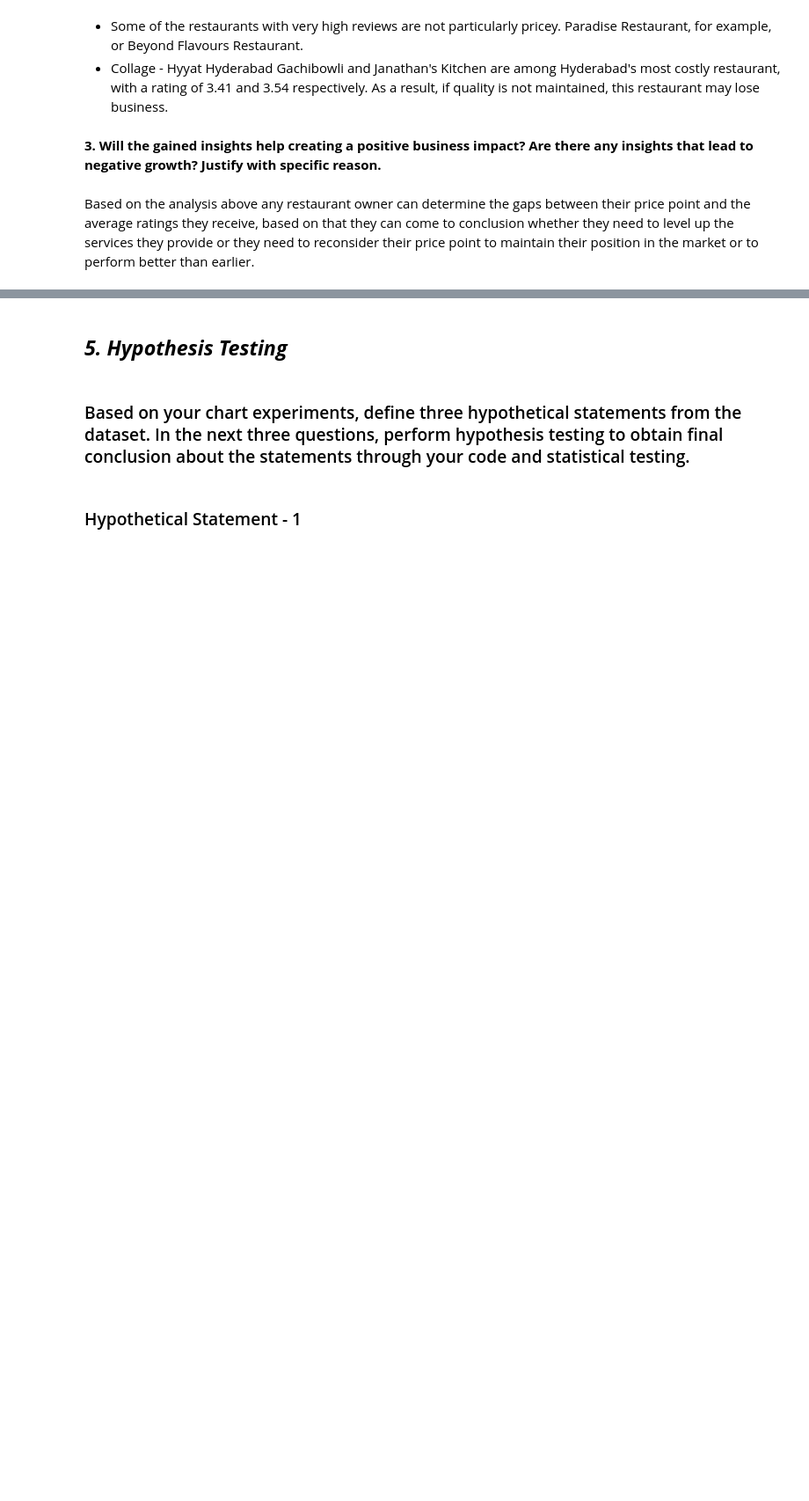
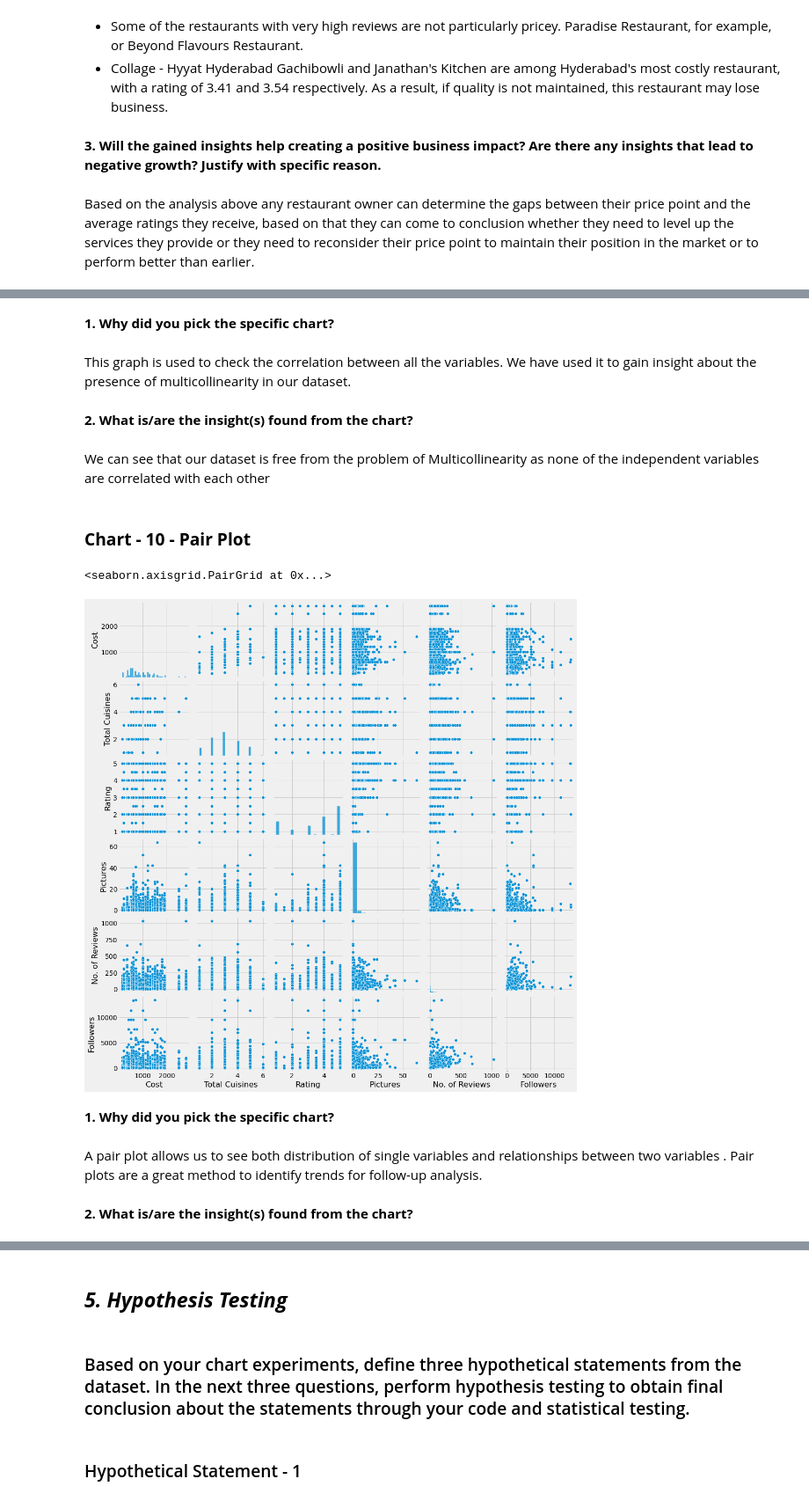
Before and after one commit to kumarabhinavthakur274/Zomato-Restaurant-Clustering-And-Sentiment-Analysis, a Jupyter notebook: Kumar_Abhinav_Zomato_Restaurant_Clustering_And_Sentiment_Analysis.ipynb, the cells around one changed output, grey strips where cells are left out. Shown at 88% size. Saved outputs shown, nothing was run; the diff lists cells and outputs as text; code cells hidden in the pictures; blank space fills up the shorter version.

```diff
--- a/Kumar_Abhinav_Zomato_Restaurant_Clustering_And_Sentiment_Analysis.ipynb
+++ b/Kumar_Abhinav_Zomato_Restaurant_Clustering_And_Sentiment_Analysis.ipynb
@@ -995,0 +898,22 @@ Answer Here
+# %% [markdown]
+**1. Why did you pick the specific chart?**
+# %% [markdown]
+This graph is used to check the correlation between all the variables. We have used it to gain insight about the presence of multicollinearity in our dataset.
+# %% [markdown]
+**2. What is/are the insight(s) found from the chart?**
+# %% [markdown]
+We can see that our dataset is free from the problem of Multicollinearity as none of the independent variables are correlated with each other
+# %% [markdown]
+### **Chart - 10 - Pair Plot**
+# %%
+# Pair Plot visualization code
+sns.pairplot(data=df_merged)
+# %% [output]
+<seaborn.axisgrid.PairGrid at 0x...>
+[figure, added]
+# %% [markdown]
+**1. Why did you pick the specific chart?**
+# %% [markdown]
+A pair plot allows us to see both distribution of single variables and relationships between two variables . Pair plots are a great method to identify trends for follow-up analysis.
+# %% [markdown]
+**2. What is/are the insight(s) found from the chart?**
```
Also changed, not shown: parts of 155 cells of this notebook.
